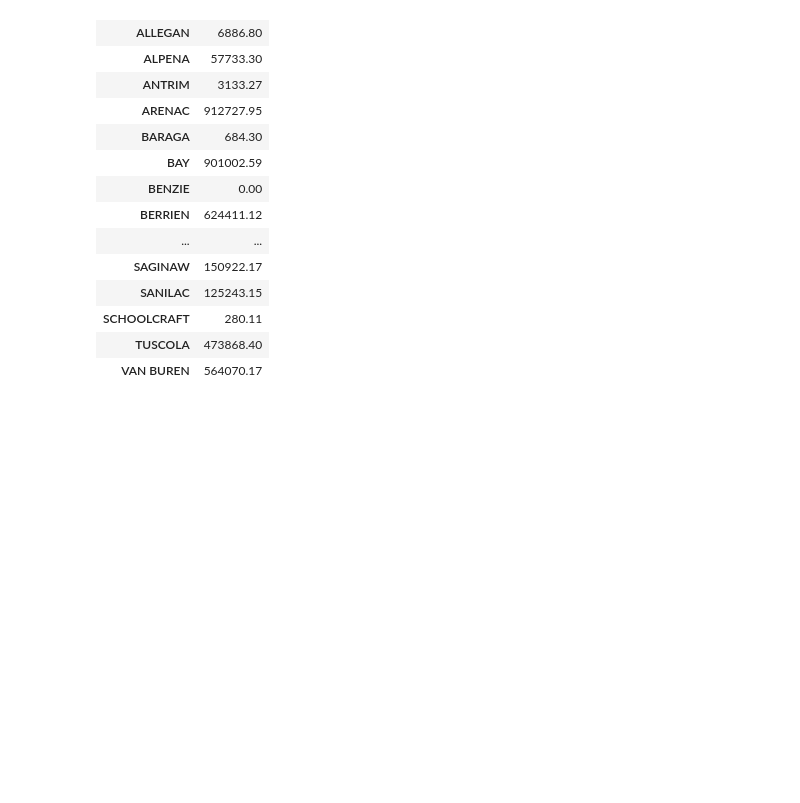
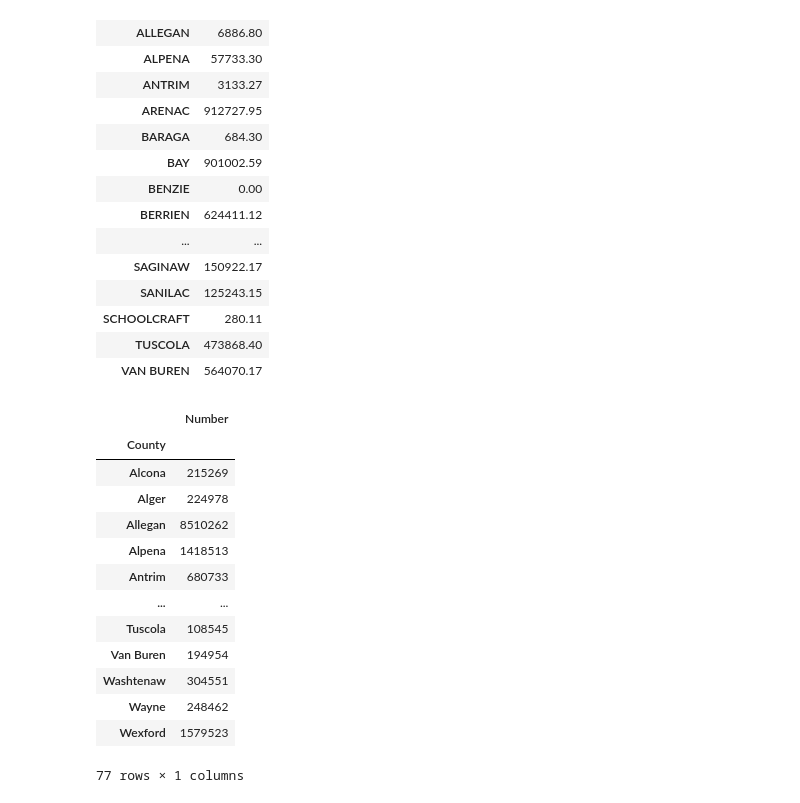
Before and after one commit to jules-krohn/Project1_Group7, a Jupyter notebook: FishingDataCode.ipynb, the cells around one changed output. Saved outputs shown, nothing was run; the diff lists cells and outputs as text; code cells hidden in the pictures; blank space fills up the shorter version.

```diff
--- a/FishingDataCode.ipynb
+++ b/FishingDataCode.ipynb
@@ -160,3 +160,23 @@ yelperch
 | SCHOOLCRAFT | 280.11 |
 | TUSCOLA | 473868.40 |
 | VAN BUREN | 564070.17 |
+# %%
+wal = stock.loc[stock["Species"] == "Walleye"]
+
+wal = wal.loc[:,['County', 'Number']].groupby('County').sum()
+wal
+# %% [output]
+|  | Number |
+| County |  |
+| Alcona | 215269 |
+| Alger | 224978 |
+| Allegan | 8510262 |
+| Alpena | 1418513 |
+| Antrim | 680733 |
+| ... | ... |
+| Tuscola | 108545 |
+| Van Buren | 194954 |
+| Washtenaw | 304551 |
+| Wayne | 248462 |
+| Wexford | 1579523 |
+77 rows × 1 columns
```
Also changed, not shown: parts of 6 cells of this notebook.
